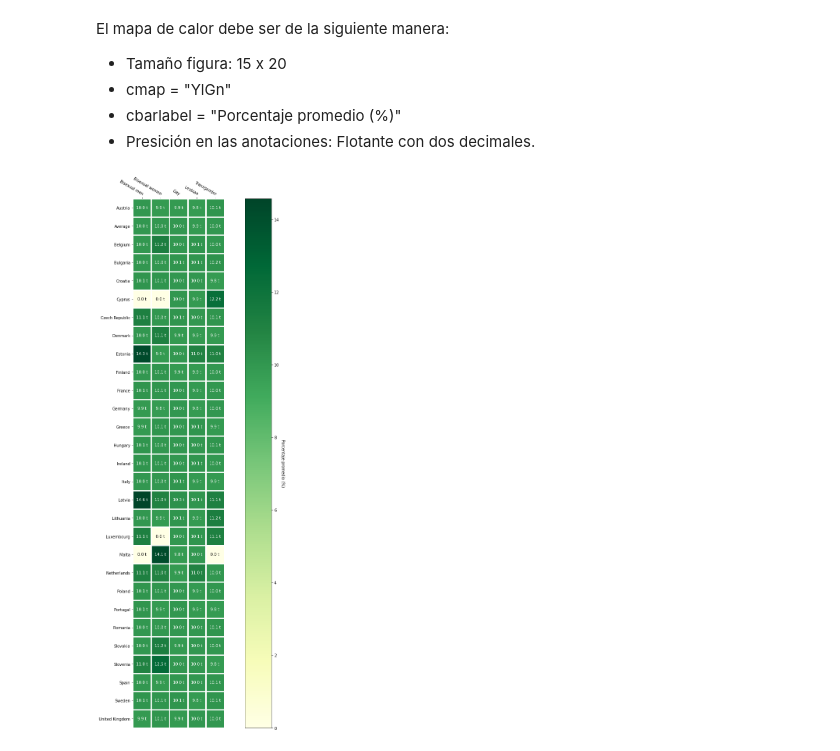
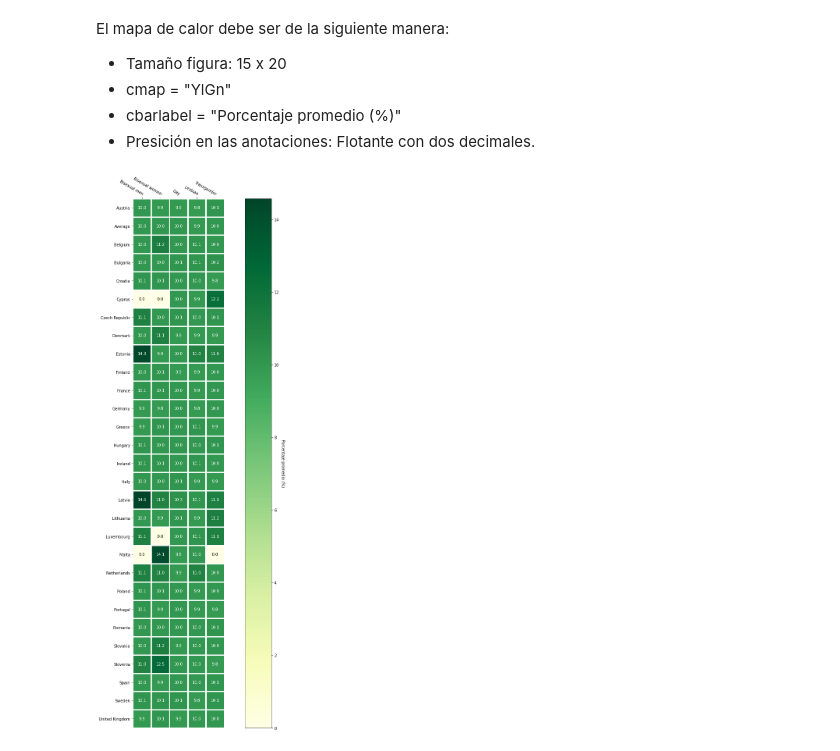
Before and after one commit to nimule/mat281_portfolio, a Jupyter notebook: labs/lab05.ipynb, the cells around one changed output. Saved outputs shown, nothing was run; the diff lists cells and outputs as text; code cells hidden in the pictures.

```diff
--- a/labs/lab05.ipynb
+++ b/labs/lab05.ipynb
@@ -441,10 +441,10 @@ El mapa de calor debe ser de la siguiente manera:
 # %%
 fig, ax = plt.subplots(figsize=(15,20))
 
 im, cbar = heatmap(answers, countries, subsets, ax=ax, cmap="YlGn", cbarlabel="Porcentaje promedio (%)")
-texts = annotate_heatmap(im, valfmt="{x:.1f} t")
+texts = annotate_heatmap(im, valfmt="{x:.1f}")
 
 fig.tight_layout()
 plt.show()
 # %% [output]
-[figure, old version]
+[figure, new version]
```
